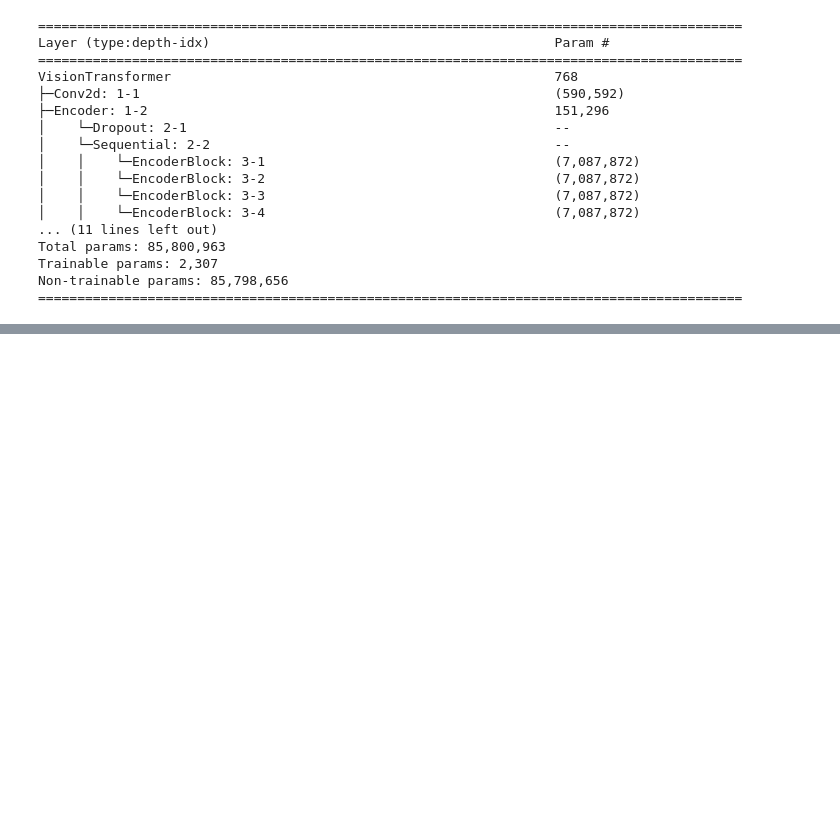
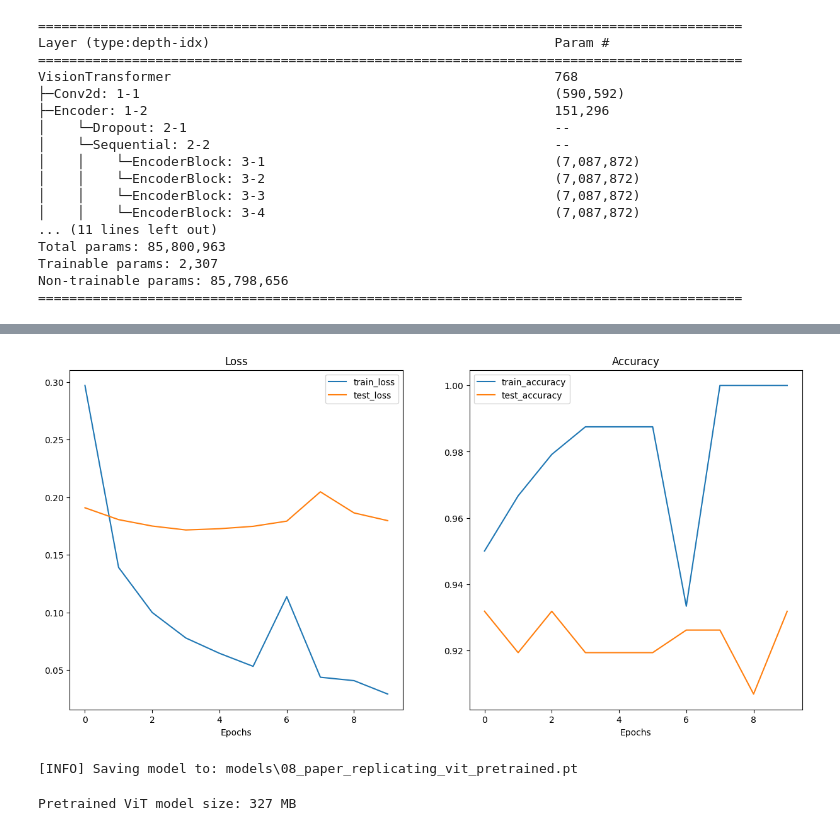
Before and after one commit to LeonardPuettmann/pytorch-deep-learning, a Jupyter notebook: 08_paper_replicating.ipynb, the cells around one changed output, grey strips where cells are left out. Cells and saved outputs as stored; diff of their text form; code cells hidden in the pictures; blank space fills up the shorter version.

Commit message:
Trained pretrained ViT

```diff
--- a/08_paper_replicating.ipynb
+++ b/08_paper_replicating.ipynb
@@ -915,3 +912,7 @@ Total params: 85,800,963
 Trainable params: 2,307
 Non-trainable params: 85,798,656
 ==========================================================================================
+# %%
+# Preparing data for the pretrained ViT model
+vit_transforms = pretrained_vit_weights.transforms()
+vit_transforms
@@ -917,0 +927,26 @@ Non-trainable params: 85,798,656
+# %%
+# set up dataloaders
+from going_modular import data_setup
+train_dataloader_pretrained, test_dataloader_pretrained, class_names = data_setup.create_dataloaders(
+    train_dir=train_dir,
+    test_dir=test_dir,
+    transform=vit_transforms,
+    batch_size=16
+)
+# %%
+from going_modular import engine
+
+optimizer_pretrained = torch.optim.Adam(
+    params=pretrained_vit.parameters(),
+    lr=1e-3
+)
+
+pretrained_vit_result = engine.train(
+    model=pretrained_vit,
+    train_dataloader=train_dataloader_pretrained,
+    test_dataloader=test_dataloader_pretrained,
+    epochs=10,
+    optimizer=optimizer_pretrained,
+    loss_fn=loss_fn,
+    device=device
+)
@@ -917,0 +964,22 @@ Non-trainable params: 85,798,656
+# %%
+plot_loss_curves(pretrained_vit_result)
+# %% [output]
+[figure, added]
+# %%
+from going_modular import utils
+
+utils.save_model(
+    model=pretrained_vit,
+    target_dir="models",
+    model_name="08_paper_replicating_vit_pretrained.pt"
+)
+# %% [output]
+[INFO] Saving model to: models\08_paper_replicating_vit_pretrained.pt
+# %%
+from pathlib import Path
+
+# get model size in bytes
+pretrained_vit_model_size = Path("./models/08_paper_replicating_vit_pretrained.pt").stat().st_size // (1024*1024)
+print(f"Pretrained ViT model size: {pretrained_vit_model_size} MB")
+# %% [output]
+Pretrained ViT model size: 327 MB
```
Also changed, not shown: parts of 24 cells of this notebook.
